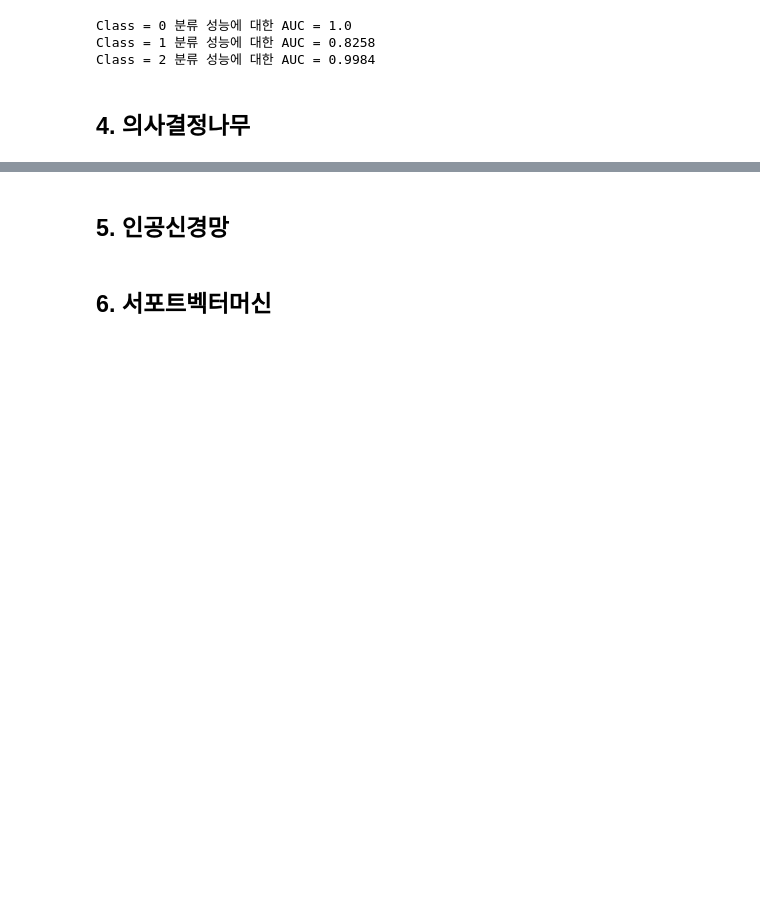
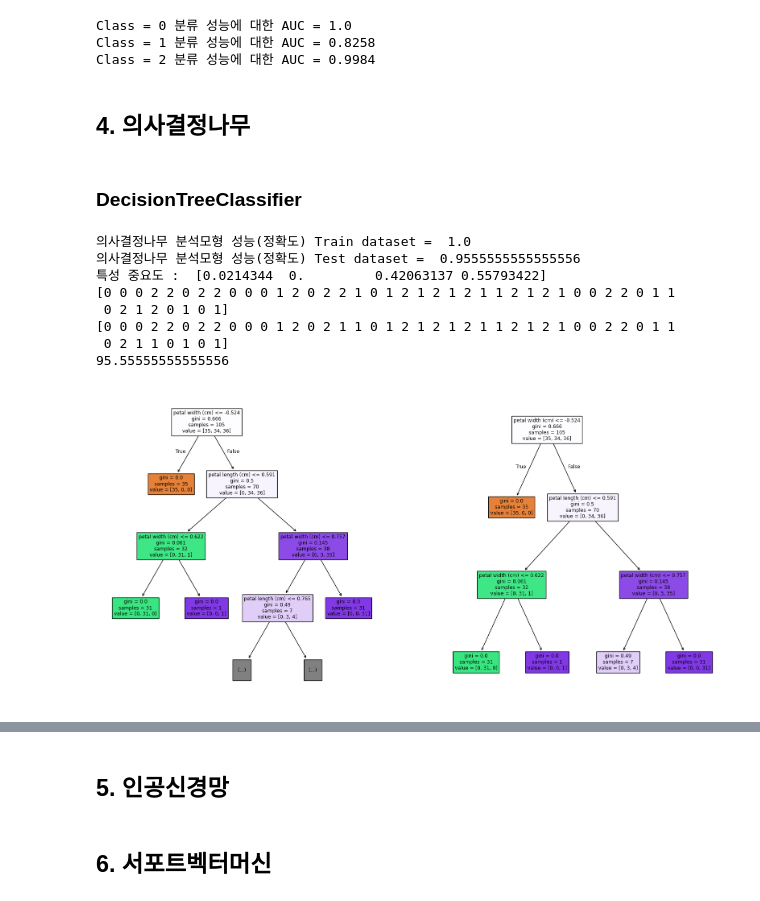
Before and after one commit to RoRdil31/Data-Analytics-Certification, a Jupyter notebook: BigData_Certification.ipynb, the cells around one changed output, grey strips where cells are left out. Saved outputs shown, nothing was run; the diff lists cells and outputs as text; code cells hidden in the pictures; blank space fills up the shorter version.

Commit message:
4. 의사결정나무 전체

```diff
--- a/BigData_Certification.ipynb
+++ b/BigData_Certification.ipynb
@@ -859,0 +890,57 @@ Class = 2 분류 성능에 대한 AUC = 0.9984
+# %% [markdown]
+### DecisionTreeClassifier
+# %%
+import numpy as np
+import pandas as pd
+import seaborn as sns
+from sklearn.datasets import load_iris
+from sklearn.model_selection import train_test_split
+from sklearn.preprocessing import StandardScaler
+from sklearn.tree import DecisionTreeClassifier
+from sklearn.tree import plot_tree
+
+# Data load
+iris = load_iris()
+x = pd.DataFrame(iris.data, columns=iris.feature_names).to_numpy()
+y = pd.DataFrame(iris.target, columns=['target']).to_numpy()
+
+# Data Split
+X_train, X_test, y_train, y_test = train_test_split(x, y, test_size=0.3, random_state=55)
+
+# Scale
+scaler = StandardScaler().fit(X_train)
+scaled_train = scaler.transform(X_train)
+scaled_test = scaler.transform(X_test)
+
+# model                        모형 구축 최대 깊이 3 제한. (정확도 감소, 속성 중요도 변함.)
+model = DecisionTreeClassifier(random_state=55).fit(scaled_train, y_train)
+model2 = DecisionTreeClassifier(max_depth = 3, random_state=55).fit(scaled_train, y_train)
+print("의사결정나무 분석모형 성능(정확도) Train dataset = ",model.score(scaled_train,y_train))
+print("의사결정나무 분석모형 성능(정확도) Test dataset = ",model.score(scaled_test,y_test))
+print("특성 중요도 : ",model.feature_importances_)
+
+print(model.predict(scaled_test))
+print(y_test.T[0])
+print(sum(model.predict(scaled_test) == y_test.T[0])/len(y_test.T[0])*100)
+print()
+
+# plot tree
+fig, axes = plt.subplots(1,2, figsize=(20,10))
+tree = plot_tree(model, max_depth=3, filled=True,
+            feature_names = iris.feature_names, ax = axes[0])
+    # max_depth = 3 : 루트노드 제외하고 3개 노드 더 확장하여 작성.
+    # filled = True : 클래스별 노드 색상 지정. / feature_names : 속성 이름 표현.
+tree1 = plot_tree(model2, max_depth=3, filled=True,
+            feature_names = iris.feature_names, ax = axes[1])
+
+plt.show()
+# %% [output]
+의사결정나무 분석모형 성능(정확도) Train dataset =  1.0
+의사결정나무 분석모형 성능(정확도) Test dataset =  0.9555555555555556
+특성 중요도 :  [0.0214344  0.         0.42063137 0.55793422]
+[0 0 0 2 2 0 2 2 0 0 0 1 2 0 2 2 1 0 1 2 1 2 1 2 1 1 2 1 2 1 0 0 2 2 0 1 1
+ 0 2 1 2 0 1 0 1]
+[0 0 0 2 2 0 2 2 0 0 0 1 2 0 2 1 1 0 1 2 1 2 1 2 1 1 2 1 2 1 0 0 2 2 0 1 1
+ 0 2 1 1 0 1 0 1]
+95.55555555555556
+[figure, added]
```
Also changed, not shown: parts of 8 cells of this notebook.
